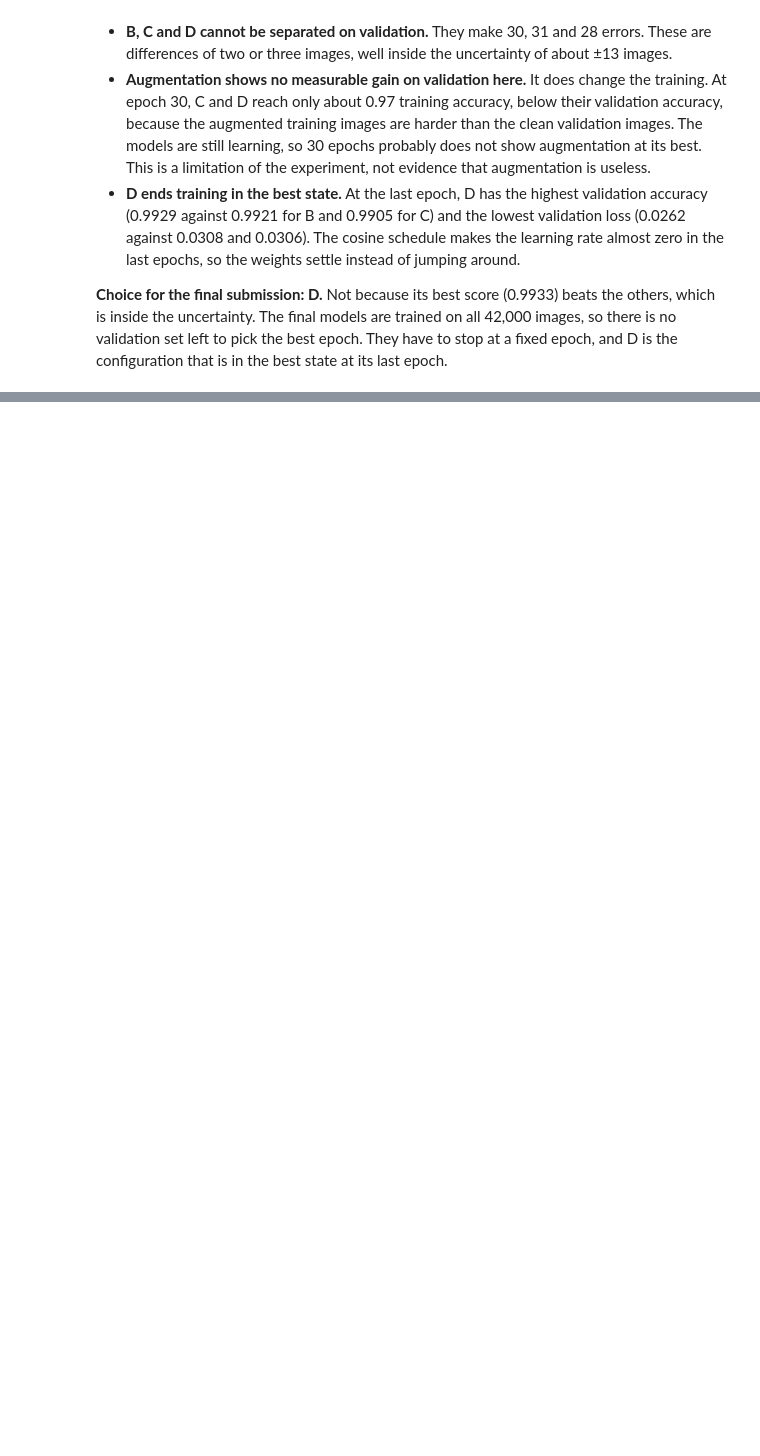
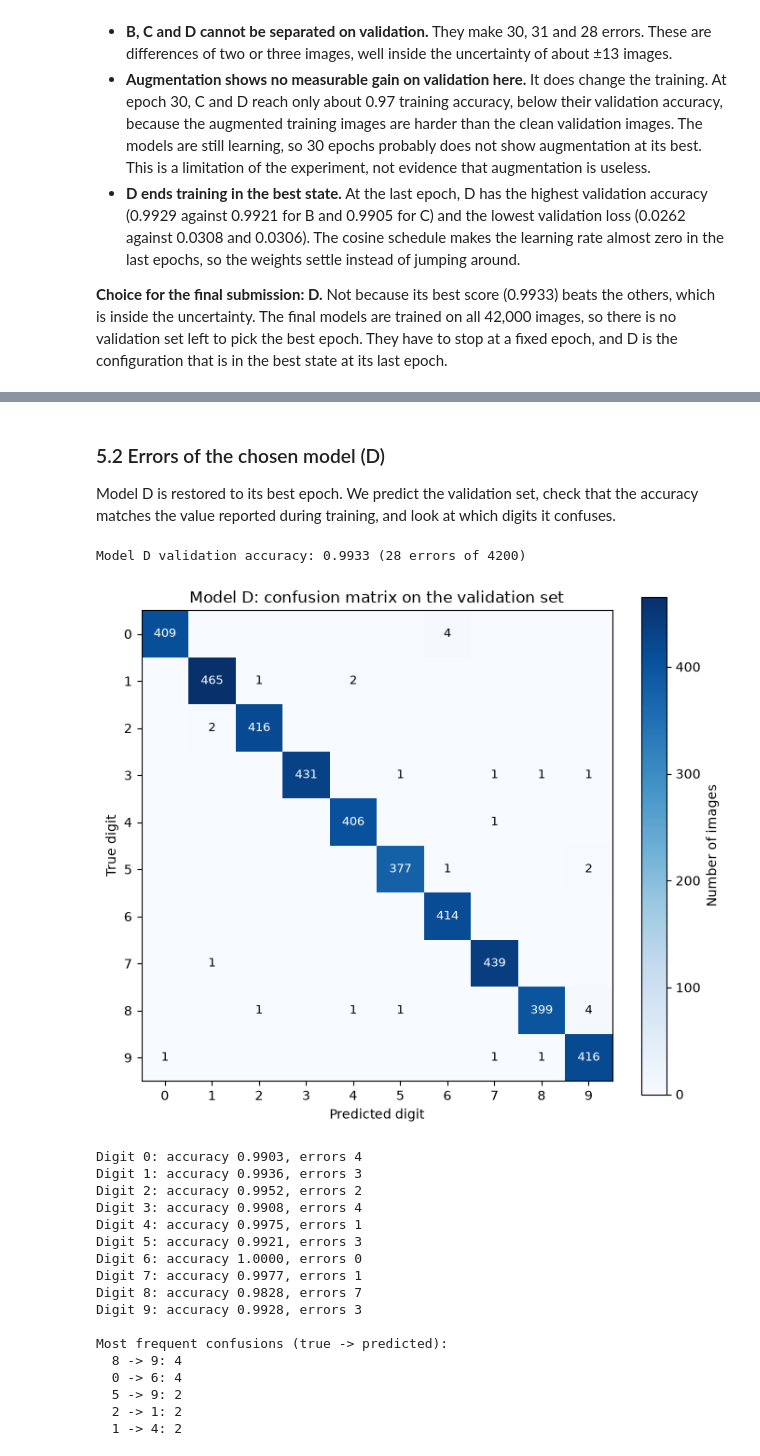
Before and after one commit to estellearnander/digit-recognizer, a Jupyter notebook: notebooks/digit_recognizer.ipynb, the cells around one changed output, grey strips where cells are left out. Saved outputs shown, nothing was run; the diff lists cells and outputs as text; code cells hidden in the pictures; blank space fills up the shorter version.

```diff
--- a/notebooks/digit_recognizer.ipynb
+++ b/notebooks/digit_recognizer.ipynb
@@ -607,0 +632,43 @@ epoch. They have to stop at a fixed epoch, and D is the configuration that is in
+# %% [markdown]
+### 5.2 Errors of the chosen model (D)
+
+Model D is restored to its best epoch. We predict the validation set, check that the accuracy matches the value
+reported during training, and look at which digits it confuses.
+# %%
+val_probs = predict_proba(model_d, val_loader, device)
+val_pred = val_probs.argmax(axis=1)
+val_accuracy = (val_pred == y_val).mean()
+print(f"Model D validation accuracy: {val_accuracy:.4f} ({(val_pred != y_val).sum()} errors of {len(y_val)})")
+
+matrix = plot_confusion_matrix(y_val, val_pred, "Model D: confusion matrix on the validation set",
+                               save_path=results_dir / "confusion_matrix_model_d.png")
+
+per_class_acc = matrix.diagonal() / matrix.sum(axis=1)
+for digit in range(10):
+    print(f"Digit {digit}: accuracy {per_class_acc[digit]:.4f}, errors {matrix[digit].sum() - matrix[digit, digit]}")
+
+pairs = [(matrix[i, j], i, j) for i in range(10) for j in range(10) if i != j and matrix[i, j] > 0]
+pairs.sort(reverse=True)
+print("\nMost frequent confusions (true -> predicted):")
+for count, i, j in pairs[:5]:
+    print(f"  {i} -> {j}: {count}")
+# %% [output]
+Model D validation accuracy: 0.9933 (28 errors of 4200)
+[figure, added]
+Digit 0: accuracy 0.9903, errors 4
+Digit 1: accuracy 0.9936, errors 3
+Digit 2: accuracy 0.9952, errors 2
+Digit 3: accuracy 0.9908, errors 4
+Digit 4: accuracy 0.9975, errors 1
+Digit 5: accuracy 0.9921, errors 3
+Digit 6: accuracy 1.0000, errors 0
+Digit 7: accuracy 0.9977, errors 1
+Digit 8: accuracy 0.9828, errors 7
+Digit 9: accuracy 0.9928, errors 3
+
+Most frequent confusions (true -> predicted):
+  8 -> 9: 4
+  0 -> 6: 4
+  5 -> 9: 2
+  2 -> 1: 2
+  1 -> 4: 2
```
Also changed, not shown: parts of 8 cells of this notebook, 8 other files.
